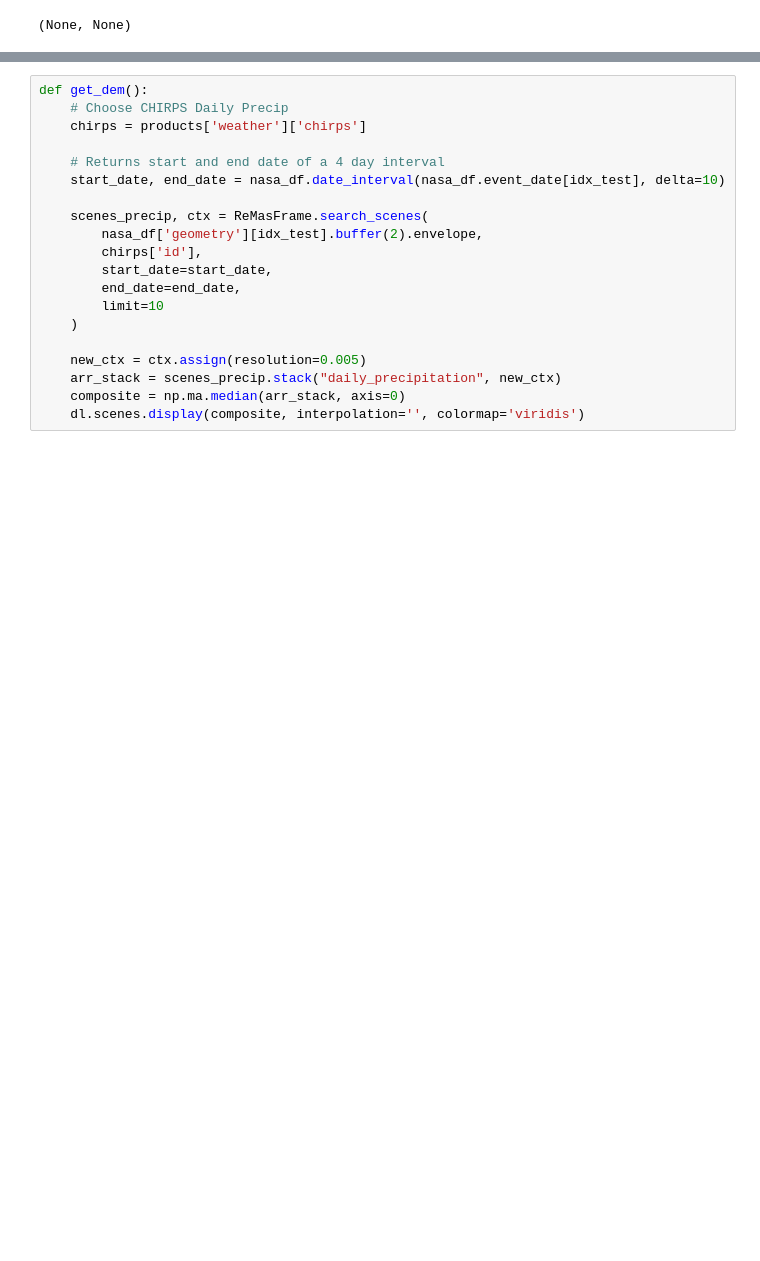
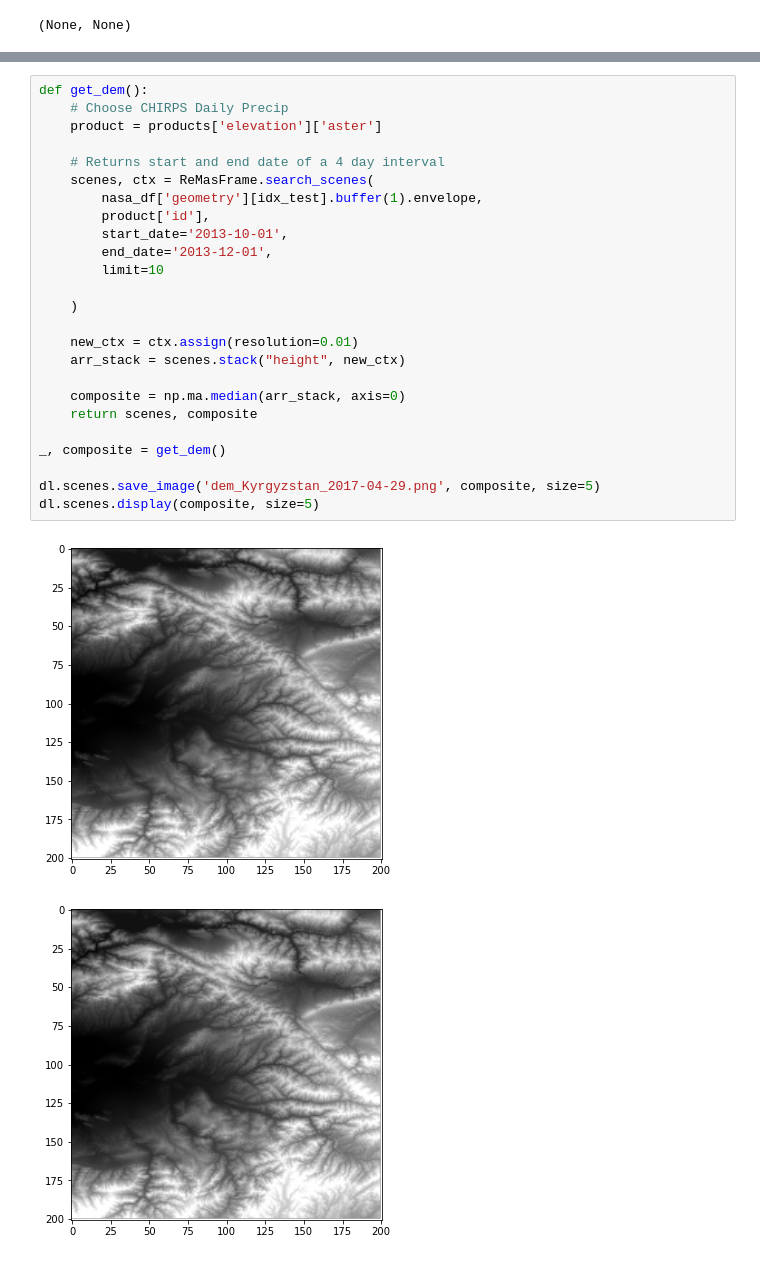
Before and after one commit to Competencia-de-Climate-Change/Landslide_EarlyDetection, a Jupyter notebook: ReMasFrame.ipynb, the cells around one changed output, grey strips where cells are left out. Saved outputs shown, nothing was run; the diff lists cells and outputs as text; blank space fills up the shorter version.

```diff
--- a/ReMasFrame.ipynb
+++ b/ReMasFrame.ipynb
@@ -61,20 +76,28 @@ def get_precip():
 # %%
 def get_dem():
     # Choose CHIRPS Daily Precip
-    chirps = products['weather']['chirps']
+    product = products['elevation']['aster']
 
     # Returns start and end date of a 4 day interval
-    start_date, end_date = nasa_df.date_interval(nasa_df.event_date[idx_test], delta=10)
+    scenes, ctx = ReMasFrame.search_scenes(
+        nasa_df['geometry'][idx_test].buffer(1).envelope,
+        product['id'],
+        start_date='2013-10-01',
+        end_date='2013-12-01',
+        limit=10
 
-    scenes_precip, ctx = ReMasFrame.search_scenes(
-        nasa_df['geometry'][idx_test].buffer(2).envelope,
-        chirps['id'],
-        start_date=start_date,
-        end_date=end_date,
-        limit=10
     )
 
-    new_ctx = ctx.assign(resolution=0.005)
-    arr_stack = scenes_precip.stack("daily_precipitation", new_ctx)
+    new_ctx = ctx.assign(resolution=0.01)
+    arr_stack = scenes.stack("height", new_ctx)
+
     composite = np.ma.median(arr_stack, axis=0)
-    dl.scenes.display(composite, interpolation='', colormap='viridis')
+    return scenes, composite
+
+_, composite = get_dem()
+
+dl.scenes.save_image('dem_Kyrgyzstan_2017-04-29.png', composite, size=5)
+dl.scenes.display(composite, size=5)
+# %% [output]
+[figure, added]
+[figure, added]
```
Also changed, not shown: parts of 7 cells of this notebook, 1 other file.
